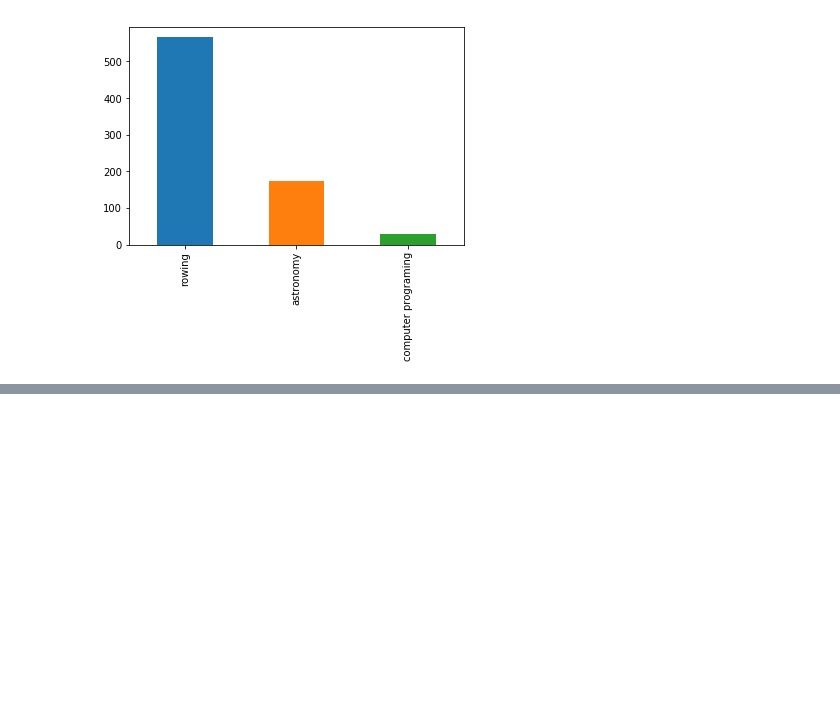
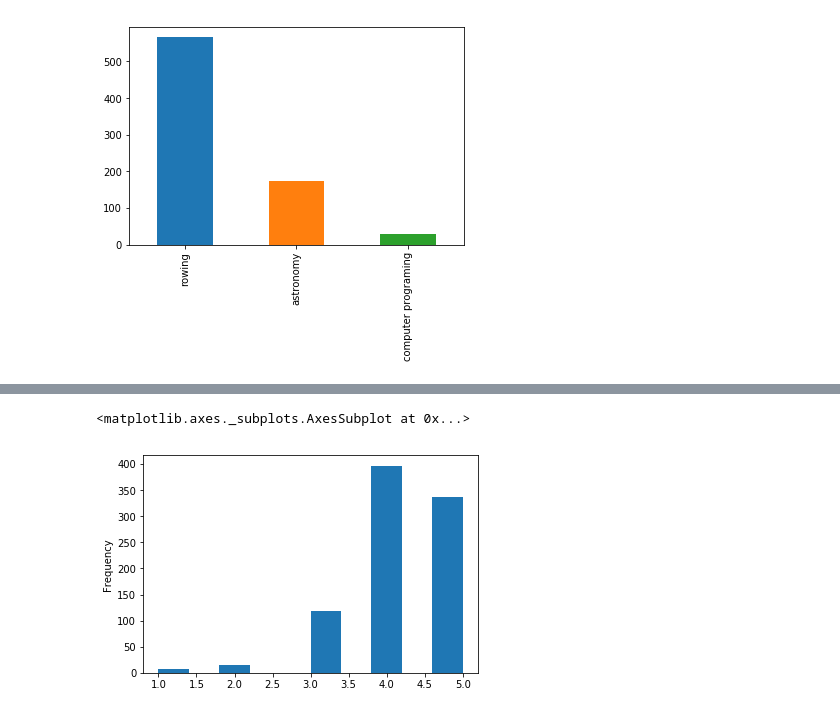
Before and after one commit to capt-alien/Quick_N_Dirty_Data, a Jupyter notebook: Tutorial_Code.ipynb, the cells around one changed output, grey strips where cells are left out. Cells and saved outputs as stored; diff of their text form; code cells hidden in the pictures; blank space fills up the shorter version.

```diff
--- a/Tutorial_Code.ipynb
+++ b/Tutorial_Code.ipynb
@@ -267,0 +290,5 @@ nps_df.plot(kind="bar")
+# %%
+big_fat_DF["rateing"].plot(kind="hist")
+# %% [output]
+<matplotlib.axes._subplots.AxesSubplot at 0x...>
+[figure, added]
```
Also changed, not shown: parts of 11 cells of this notebook, 44 other files.
